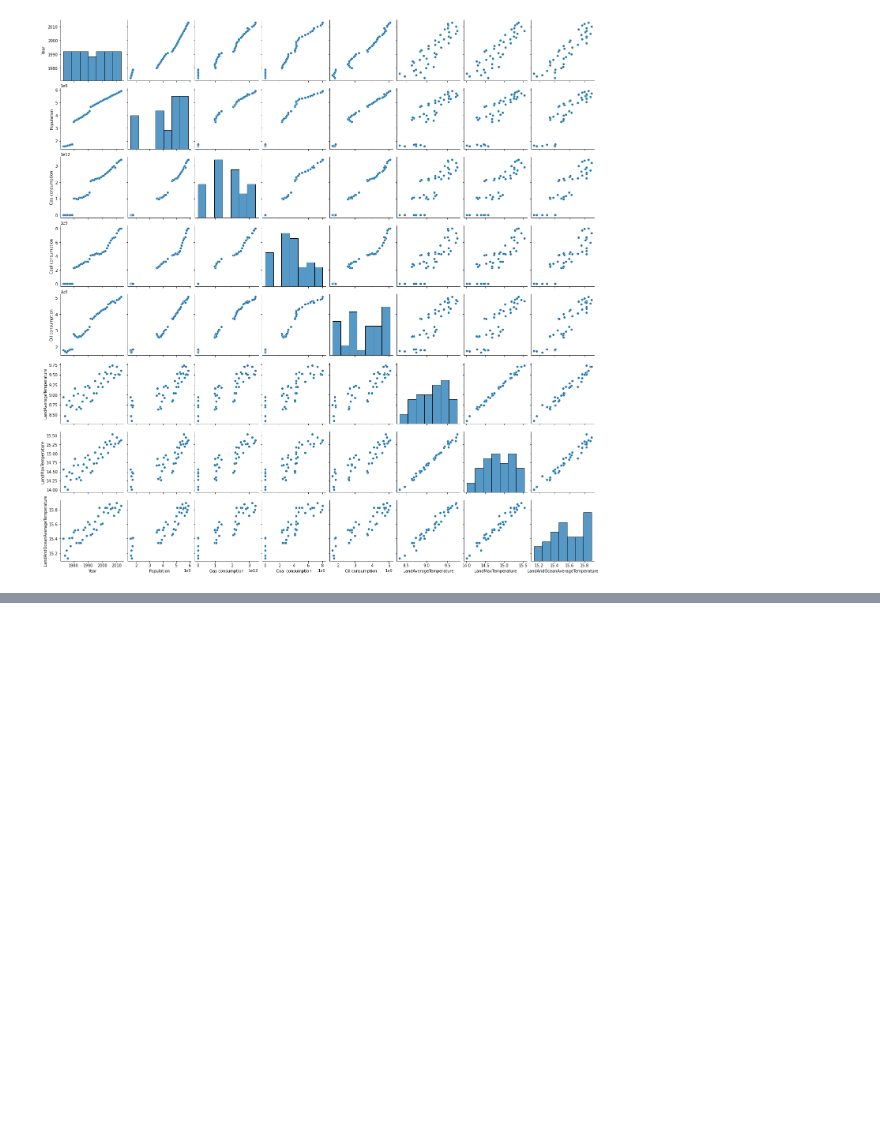
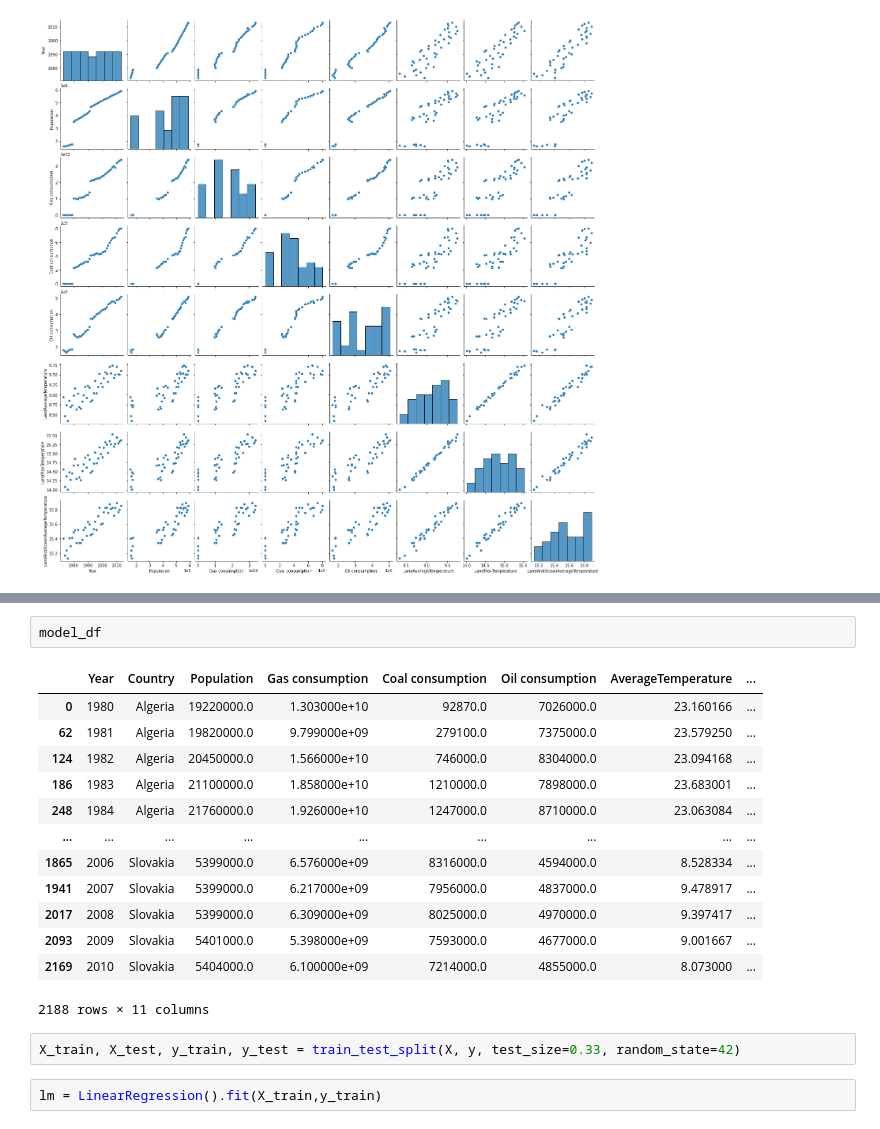
Before and after one commit to rmaxseiner/TeamCowboys, a Jupyter notebook: DataProcessing.ipynb, the cells around one changed output, grey strips where cells are left out. Saved outputs shown, nothing was run; the diff lists cells and outputs as text; blank space fills up the shorter version.

```diff
--- a/DataProcessing.ipynb
+++ b/DataProcessing.ipynb
@@ -184,0 +294,20 @@ g = sns.pairplot(yearly_avg[['Year','Population','Gas consumption', \
+# %%
+model_df
+# %% [output]
+|  | Year | Country | Population | Gas consumption | Coal consumption | Oil consumption | AverageTemperature | ... |
+| 0 | 1980 | Algeria | 19220000.0 | 1.303000e+10 | 92870.0 | 7026000.0 | 23.160166 | ... |
+| 62 | 1981 | Algeria | 19820000.0 | 9.799000e+09 | 279100.0 | 7375000.0 | 23.579250 | ... |
+| 124 | 1982 | Algeria | 20450000.0 | 1.566000e+10 | 746000.0 | 8304000.0 | 23.094168 | ... |
+| 186 | 1983 | Algeria | 21100000.0 | 1.858000e+10 | 1210000.0 | 7898000.0 | 23.683001 | ... |
+| 248 | 1984 | Algeria | 21760000.0 | 1.926000e+10 | 1247000.0 | 8710000.0 | 23.063084 | ... |
+| ... | ... | ... | ... | ... | ... | ... | ... | ... |
+| 1865 | 2006 | Slovakia | 5399000.0 | 6.576000e+09 | 8316000.0 | 4594000.0 | 8.528334 | ... |
+| 1941 | 2007 | Slovakia | 5399000.0 | 6.217000e+09 | 7956000.0 | 4837000.0 | 9.478917 | ... |
+| 2017 | 2008 | Slovakia | 5399000.0 | 6.309000e+09 | 8025000.0 | 4970000.0 | 9.397417 | ... |
+| 2093 | 2009 | Slovakia | 5401000.0 | 5.398000e+09 | 7593000.0 | 4677000.0 | 9.001667 | ... |
+| 2169 | 2010 | Slovakia | 5404000.0 | 6.100000e+09 | 7214000.0 | 4855000.0 | 8.073000 | ... |
+2188 rows × 11 columns
+# %%
+X_train, X_test, y_train, y_test = train_test_split(X, y, test_size=0.33, random_state=42)
+# %%
+lm = LinearRegression().fit(X_train,y_train)
```
Also changed, not shown: parts of 15 cells of this notebook.
